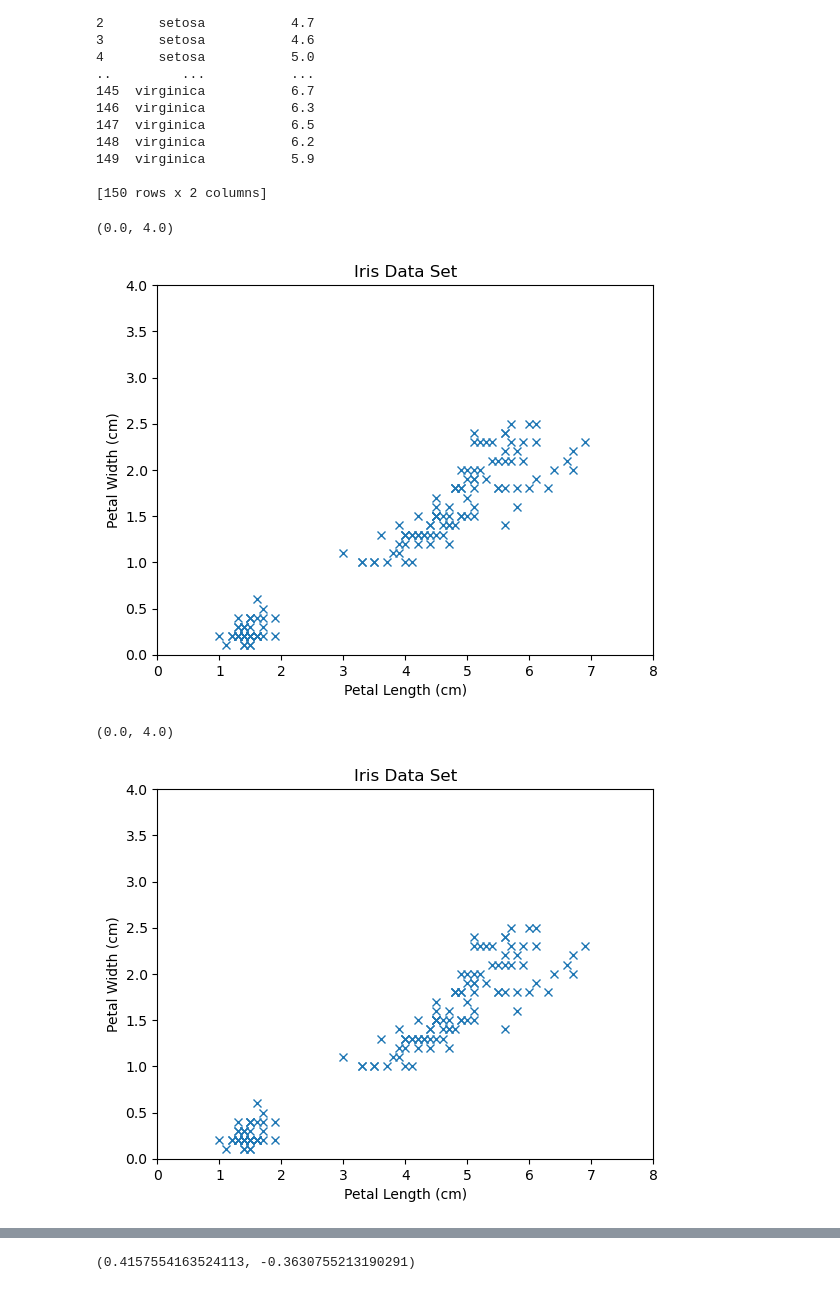
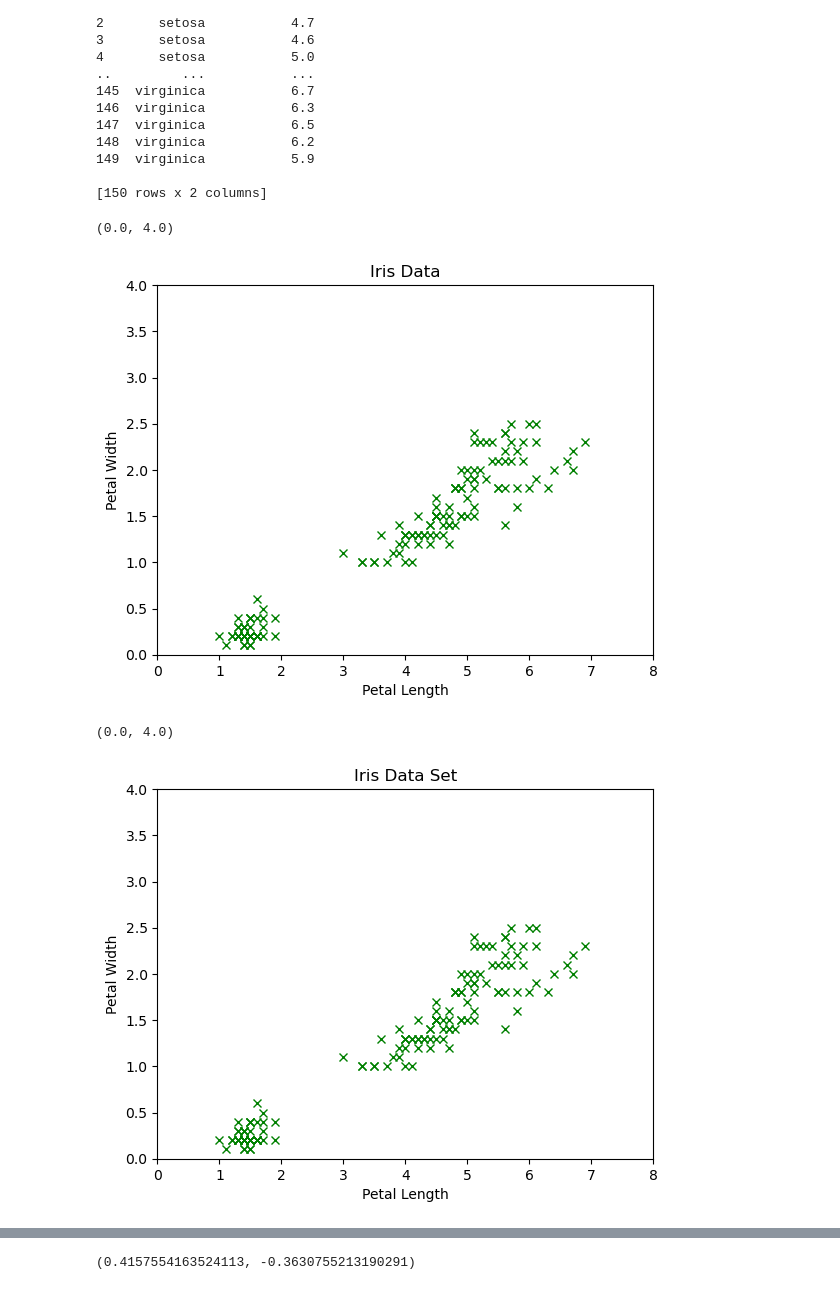
Before and after one commit to GabrielaDomiciano/pands-project, a Jupyter notebook: comments.ipynb, the cells around one changed output, grey strips where cells are left out. Saved outputs shown, nothing was run; the diff lists cells and outputs as text; code cells hidden in the pictures.

Commit message:
Updating data analysis code

```diff
--- a/comments.ipynb
+++ b/comments.ipynb
@@ -416,34 +417,33 @@ print(sepal_length)
 [150 rows x 2 columns]
 # %%
 # Simple plot.
-plt.plot(petal_length, petal_width, 'x')
-
+plt.plot(petal_length, petal_width, 'x', color='green')
 
 # Axis labels.
-plt.xlabel('Petal Length (cm)')
-plt.ylabel('Petal Width (cm)')
+plt.xlabel('Petal Length')
+plt.ylabel('Petal Width')
 
 # Title.
-plt.title('Iris Data Set')
+plt.title('Iris Data')
 
 # X limits.
 plt.xlim(0, 8)
 
 # Y limits.
 plt.ylim(0, 4)
 # %% [output]
 (0.0, 4.0)
-[figure, old version]
+[figure, new version]
 # %%
 # Create a new figure and set of axes.
 fig, ax = plt.subplots()
 
 # Simple plot.
-ax.plot(petal_length, petal_width, 'x')
+ax.plot(petal_length, petal_width, 'x', color='green')
 
 # Axis labels.
-ax.set_xlabel('Petal Length (cm)')
-ax.set_ylabel('Petal Width (cm)')
+ax.set_xlabel('Petal Length')
+ax.set_ylabel('Petal Width')
 
 # Title.
 ax.set_title('Iris Data Set')
@@ -455,4 +455,4 @@ ax.set_xlim(0, 8)
 ax.set_ylim(0, 4)
 # %% [output]
 (0.0, 4.0)
-[figure, old version]
+[figure, new version]
```
Also changed, not shown: parts of 11 cells of this notebook.
